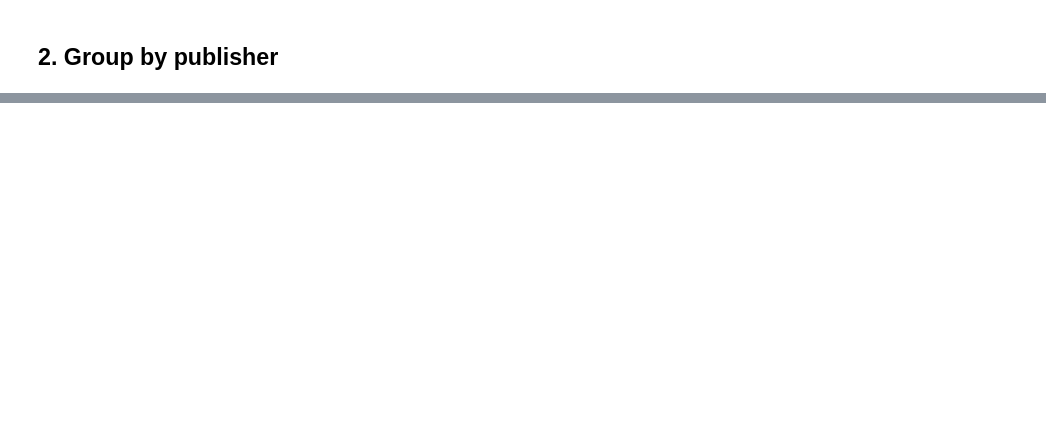
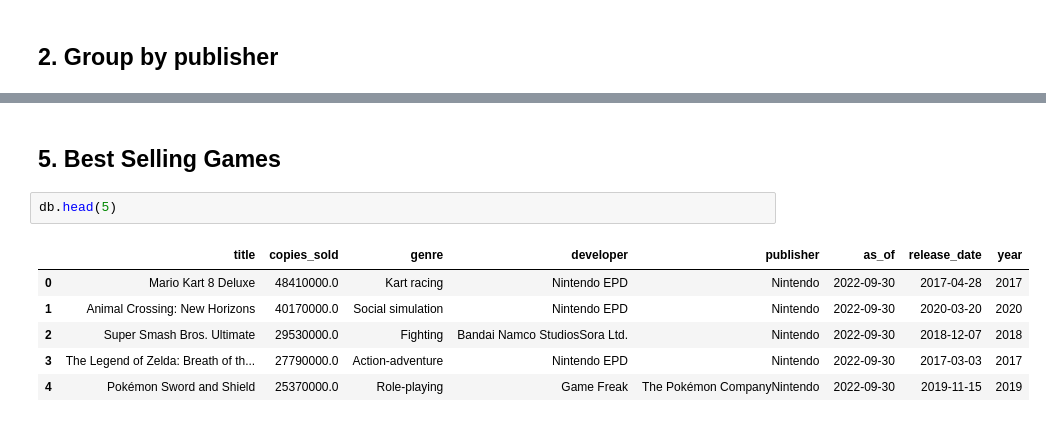
Before and after one commit to jorgeiscoding/Kaggle-Data-Analysis-Projects, a Jupyter notebook: best-selling-games-on-switch.ipynb, the cells around one changed output, grey strips where cells are left out. Drawn from its saved outputs; the diff is of its cells as text; blank space fills up the shorter version.

```diff
--- a/best-selling-games-on-switch.ipynb
+++ b/best-selling-games-on-switch.ipynb
@@ -41,0 +199,11 @@ pub.head()
+# %% [markdown]
+## 5. Best Selling Games
+# %%
+db.head(5)
+# %% [output]
+|  | title | copies_sold | genre | developer | publisher | as_of | release_date | year |
+| 0 | Mario Kart 8 Deluxe | 48410000.0 | Kart racing | Nintendo EPD | Nintendo | 2022-09-30 | 2017-04-28 | 2017 |
+| 1 | Animal Crossing: New Horizons | 40170000.0 | Social simulation | Nintendo EPD | Nintendo | 2022-09-30 | 2020-03-20 | 2020 |
+| 2 | Super Smash Bros. Ultimate | 29530000.0 | Fighting | Bandai Namco StudiosSora Ltd. | Nintendo | 2022-09-30 | 2018-12-07 | 2018 |
+| 3 | The Legend of Zelda: Breath of th... | 27790000.0 | Action-adventure | Nintendo EPD | Nintendo | 2022-09-30 | 2017-03-03 | 2017 |
+| 4 | Pokémon Sword and Shield | 25370000.0 | Role-playing | Game Freak | The Pokémon CompanyNintendo | 2022-09-30 | 2019-11-15 | 2019 |
```
Also changed, not shown: parts of 21 cells of this notebook.
